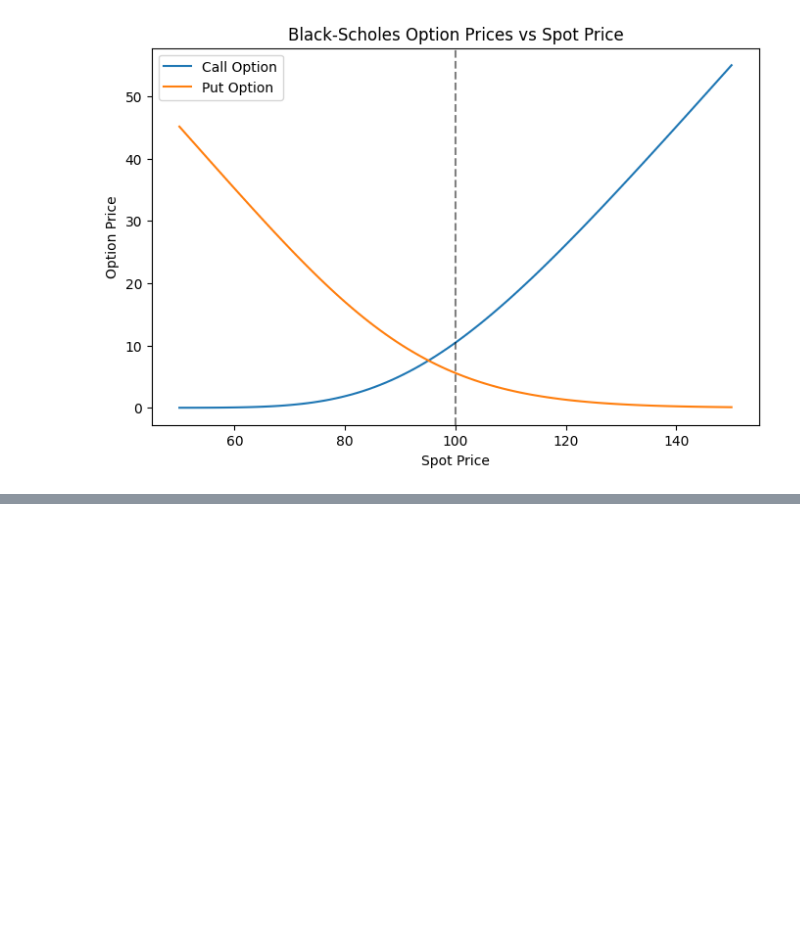
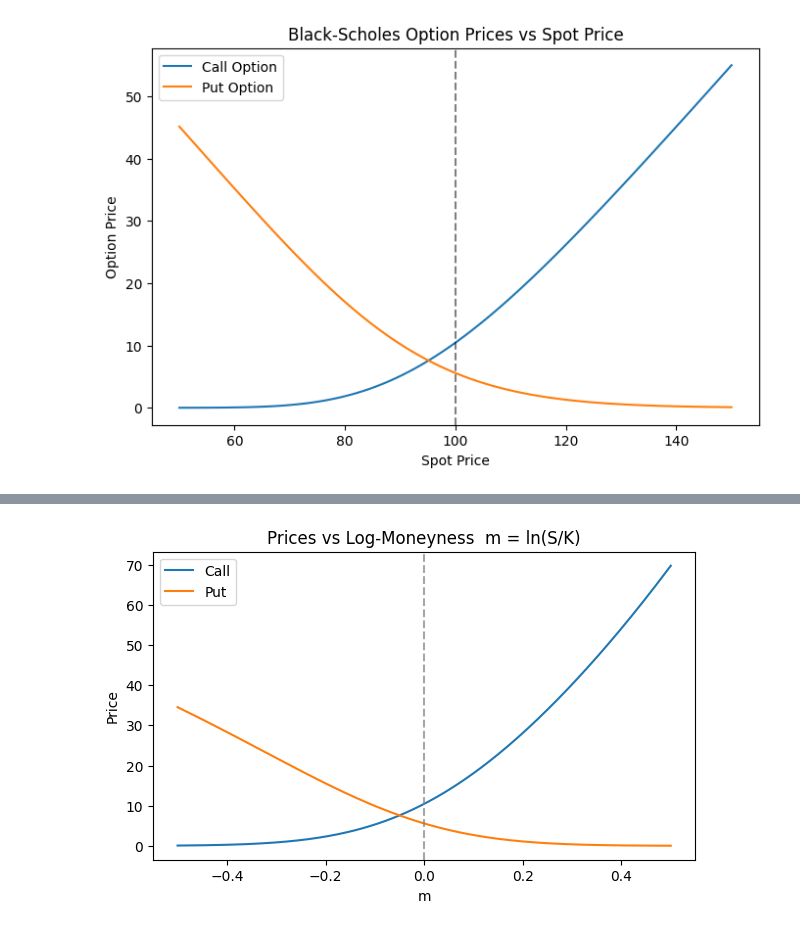
Before and after one commit to Kapizza/options-pricing-library, a Jupyter notebook: notebooks/01_black_scholes_demo.ipynb, the cells around one changed output, grey strips where cells are left out. Saved outputs shown, nothing was run; the diff lists cells and outputs as text; code cells hidden in the pictures; blank space fills up the shorter version.

```diff
--- a/notebooks/01_black_scholes_demo.ipynb
+++ b/notebooks/01_black_scholes_demo.ipynb
@@ -77,0 +108,19 @@ In this demo, we have:
+# %%
+
+m_grid = np.linspace(-0.5, 0.5, 201)
+S_from_m = K * np.exp(m_grid)
+
+call_m = [black_scholes_price(S, K, T, r, sigma, "call") for S in S_from_m]
+put_m  = [black_scholes_price(S, K, T, r, sigma, "put")  for S in S_from_m]
+
+plt.figure(figsize=(7,4))
+plt.plot(m_grid, call_m, label="Call")
+plt.plot(m_grid, put_m,  label="Put")
+plt.axvline(0.0, ls="--", color="gray", alpha=0.7)   # m = 0 is ATM
+plt.title("Prices vs Log-Moneyness  m = ln(S/K)")
+plt.xlabel("m")
+plt.ylabel("Price")
+plt.legend()
+plt.show()
+# %% [output]
+[figure, added]
```
Also changed, not shown: parts of 15 cells of this notebook.
